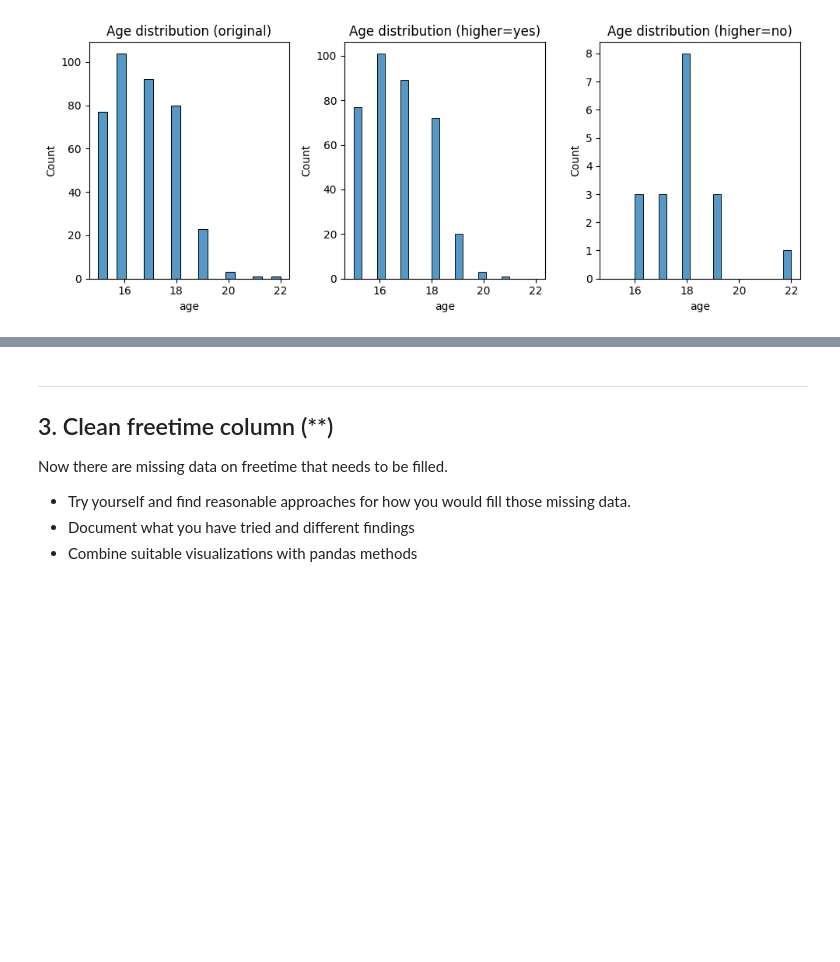
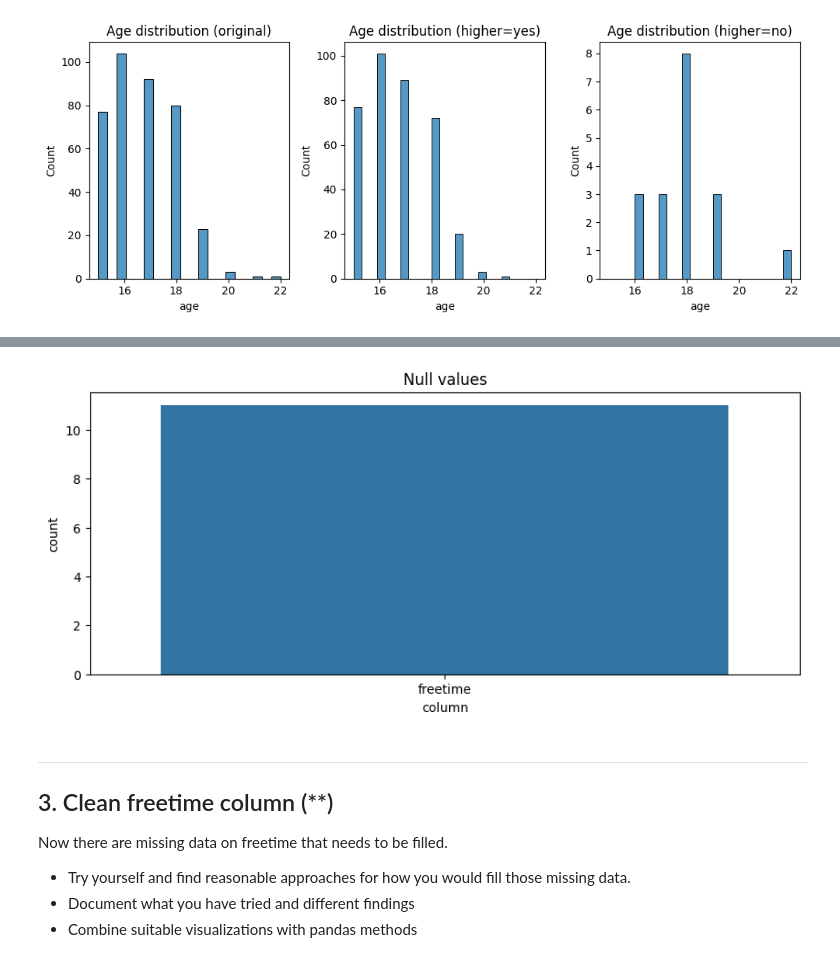
Before and after one commit to LucasZFriborg/Databehandling-Lucas-ZachauFriborg, a Jupyter notebook: Exercises/E01_missing_aggregation.ipynb, the cells around one changed output, grey strips where cells are left out. Drawn from its saved outputs; the diff is of its cells as text; code cells hidden in the pictures; blank space fills up the shorter version.

```diff
--- a/Exercises/E01_missing_aggregation.ipynb
+++ b/Exercises/E01_missing_aggregation.ipynb
@@ -292,3 +289,24 @@ plt.tight_layout()
+# %%
+# h)
+# We see that older students tend to drink more, but notice how few 20-22 year-old students we have in the dataset.
+# We can definitely exclude them when computing the missing values.
+# However there are also few 19 year-old students in the dataset, say for simplicity that we can exclude them as well.
+# This leaves:
+# - alcohol level >= 4 -> 16, 17 or 18 years old -> take median to simplify
+# - alcohol level < 4 -> 15 years old
+# Fill these in and visualize missing values.
+
+median_16_18 = df_cleaned[df_cleaned['age'].isin([16, 17, 18])]['age'].median()
+
+mask_high = (df_cleaned['Alcohol'] >= 4) & (df_cleaned['age'].isnull())
+mask_low = (df_cleaned['Alcohol'] < 4) & (df_cleaned['age'].isnull())
+
+df_cleaned.loc[mask_high, 'age'] = 17
+df_cleaned.loc[mask_low, 'age'] = 15
+
+data_utils.missing_values(df_cleaned)
+# %% [output]
+[figure, added]
 # %% [markdown]
 ---
 ## 3. Clean freetime column (**)
```
Also changed, not shown: parts of 10 cells of this notebook, 1 other file.
